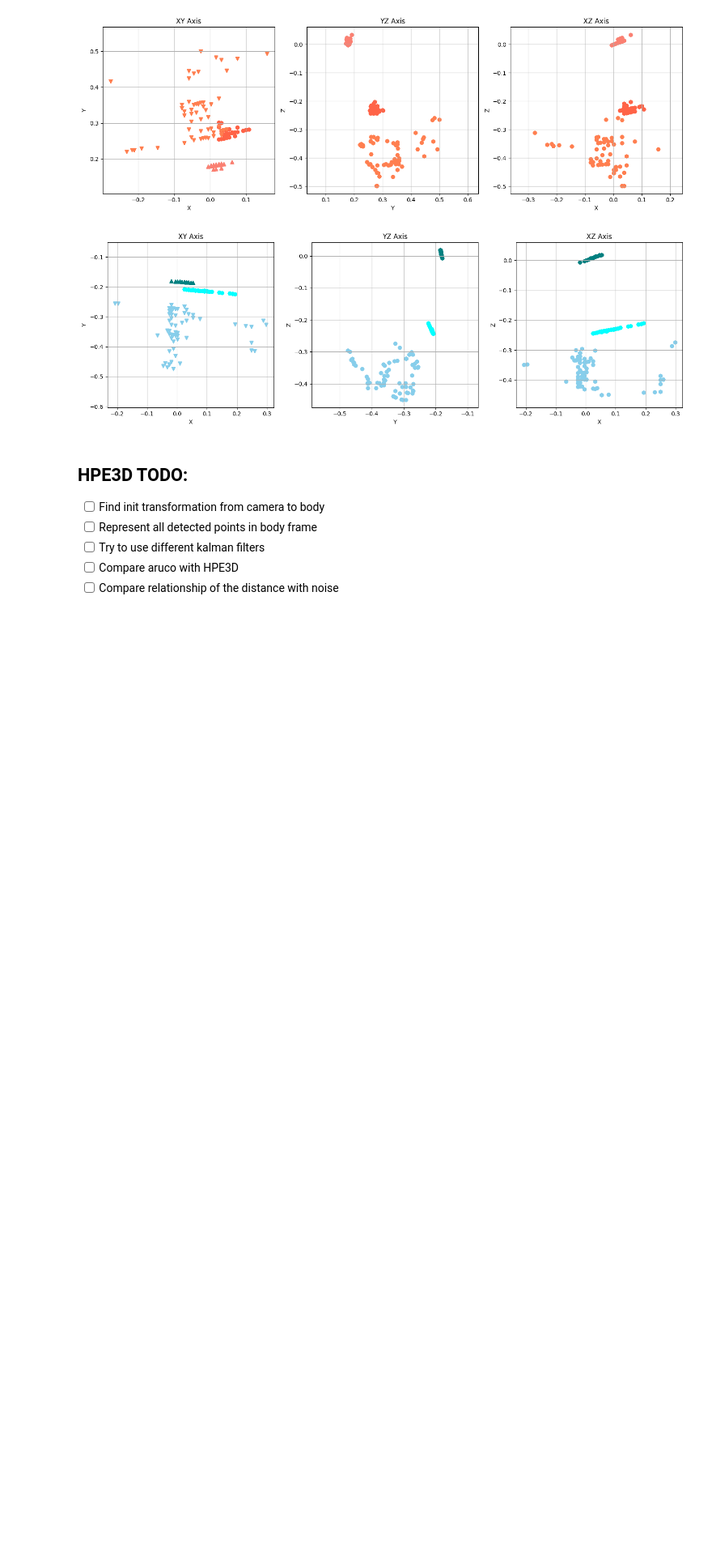
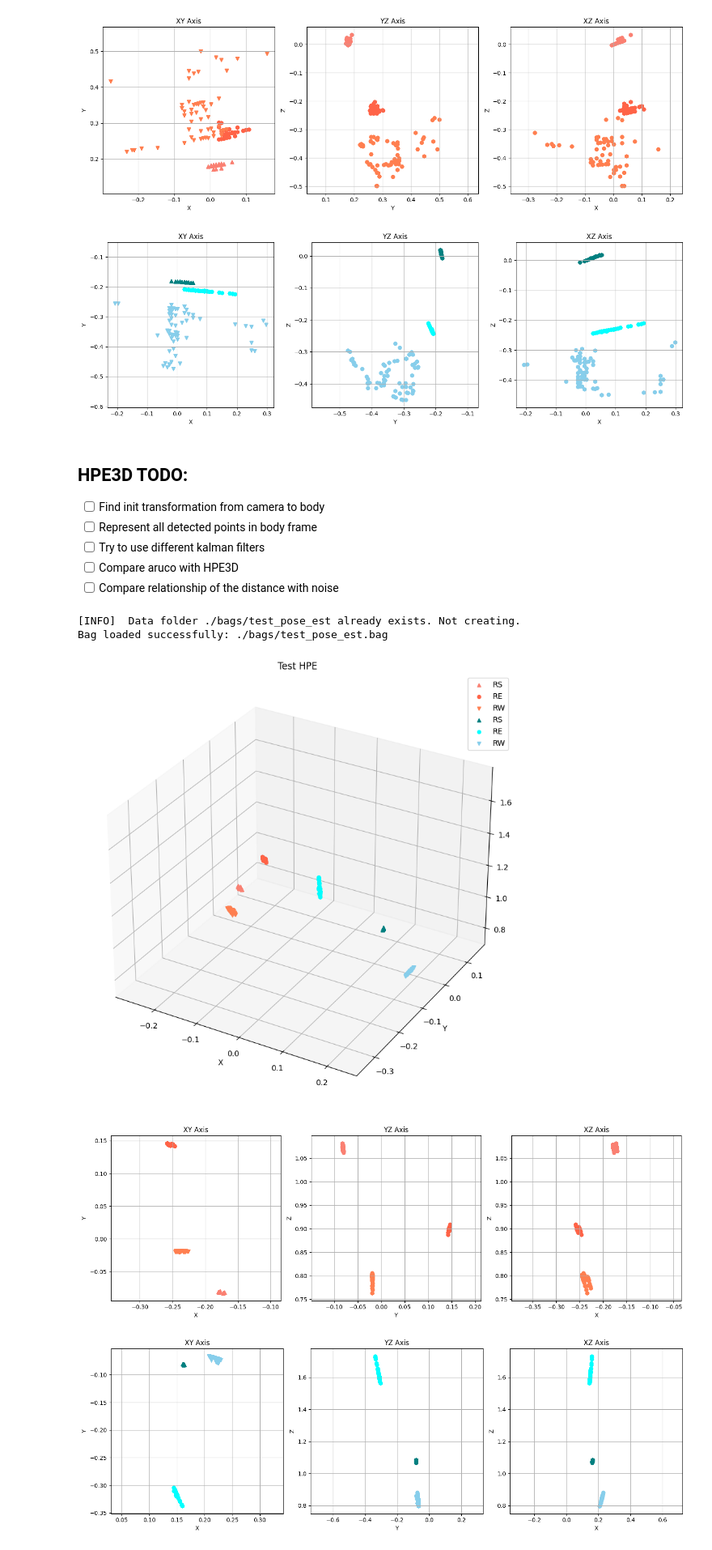
Before and after one commit to fzoric8/dev_scripts, a Jupyter notebook: hpe3d_analyses.ipynb, the cells around one changed output. Shown at 81% size. Saved outputs shown, nothing was run; the diff lists cells and outputs as text; code cells hidden in the pictures; blank space fills up the shorter version.

```diff
--- a/hpe3d_analyses.ipynb
+++ b/hpe3d_analyses.ipynb
@@ -619,6 +620,17 @@ Bag loaded successfully: ./bags/slow_movement_wrist.bag
 - [ ] Compare aruco with HPE3D
 - [ ] Compare relationship of the distance with noise
 # %%
-aruco_pose = bag.message_by_topic('/aruco_single/pose')
-aruco_pandas = pd.read_csv(aruco_pose)
+rgbd_pd, o3d_pd = get_pandas('./bags/test_pose_est.bag')
+N, RS, RE, RW, LS, RE, LW = get_matrices(rgbd_pd)
+#T_inv = getbTc(N)
+#bRS_, bRE_, bRW_, bLS_, bLE_, bLW_ = convertToBodyFrame(RS, RW, RE, LS, LW, LE, T_inv)
+plot_3d_sew(RS, RE, RW, LS, LE, LW, title='Test HPE')
+plot_subplots(RS, RE, RW, 'right')
+plot_subplots(LS, LE, LW, 'left')
+# %% [output]
+[INFO]  Data folder ./bags/test_pose_est already exists. Not creating.
+Bag loaded successfully: ./bags/test_pose_est.bag
+[figure, added]
+[figure, added]
+[figure, added]
 # %%
```
Also changed, not shown: parts of 29 cells of this notebook.
